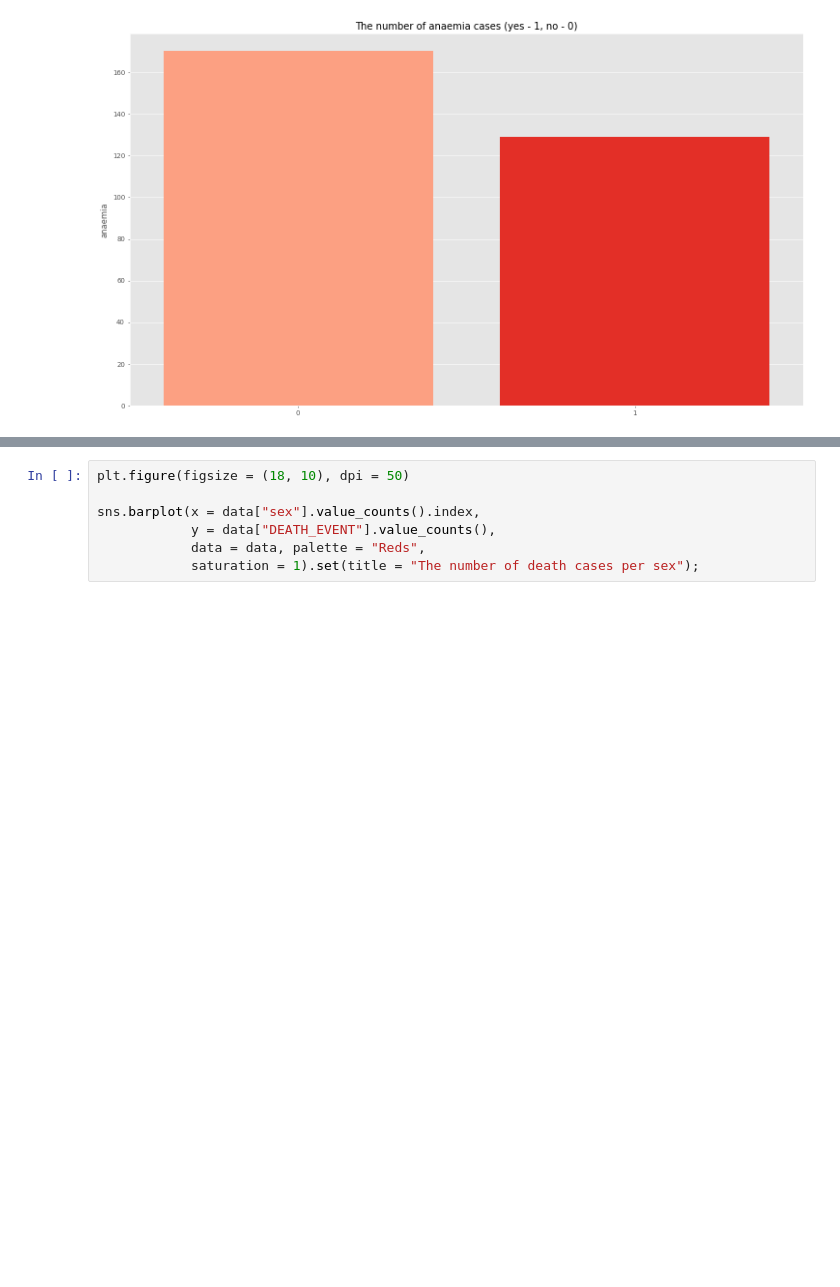
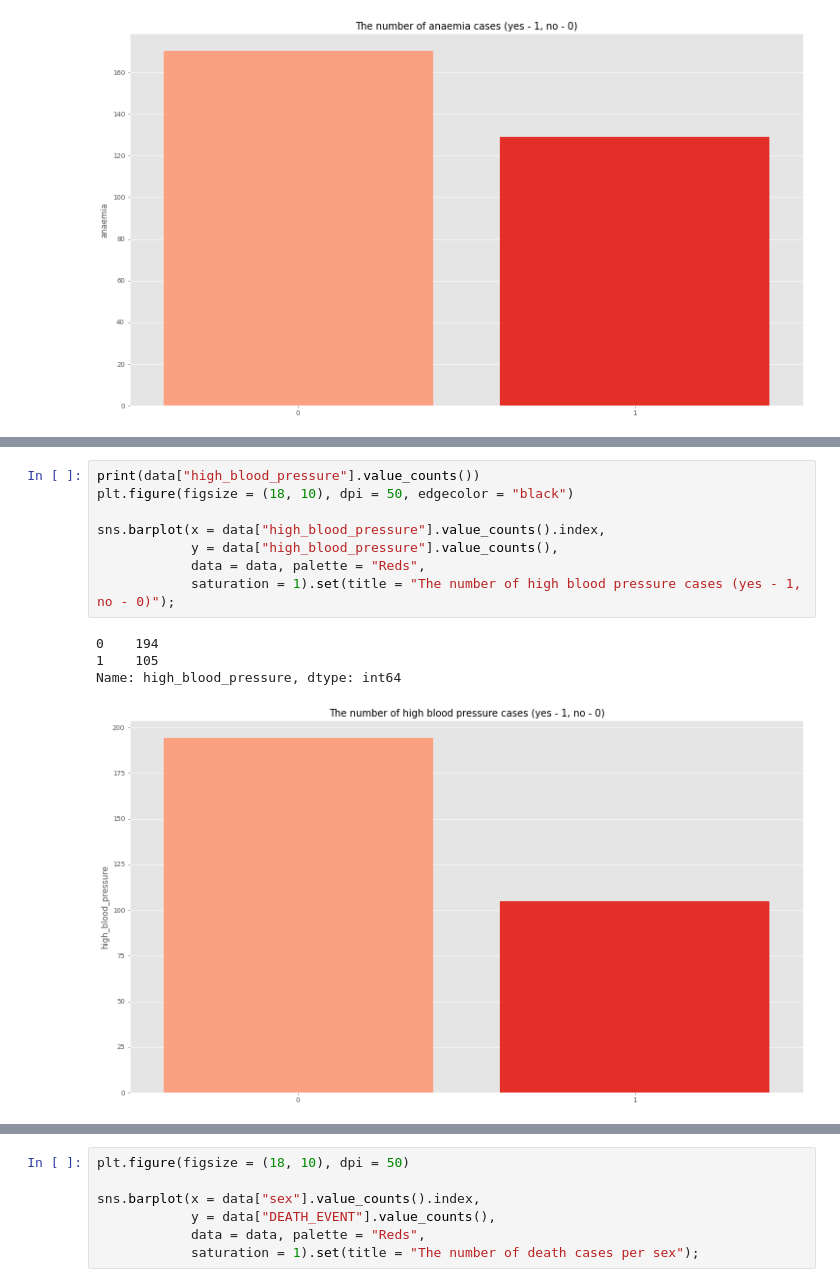
Before and after one commit to JonathanAdi7/Final-Project_Kelompok4, a Jupyter notebook: PYTN_KampusMerdeka_fp3_Kelompok 4 .ipynb, the cells around one changed output, grey strips where cells are left out. Saved outputs shown, nothing was run; the diff lists cells and outputs as text; blank space fills up the shorter version.

```diff
--- a/PYTN_KampusMerdeka_fp3_Kelompok 4 .ipynb
+++ b/PYTN_KampusMerdeka_fp3_Kelompok 4 .ipynb
@@ -364,0 +378,13 @@ Name: anaemia, dtype: int64
+# %%
+print(data["high_blood_pressure"].value_counts())
+plt.figure(figsize = (18, 10), dpi = 50, edgecolor = "black")
+
+sns.barplot(x = data["high_blood_pressure"].value_counts().index,
+            y = data["high_blood_pressure"].value_counts(),
+            data = data, palette = "Reds",
+            saturation = 1).set(title = "The number of high blood pressure cases (yes - 1, no - 0)");
+# %% [output]
+0    194
+1    105
+Name: high_blood_pressure, dtype: int64
+[figure, added]
```
Also changed, not shown: parts of 33 cells of this notebook.
